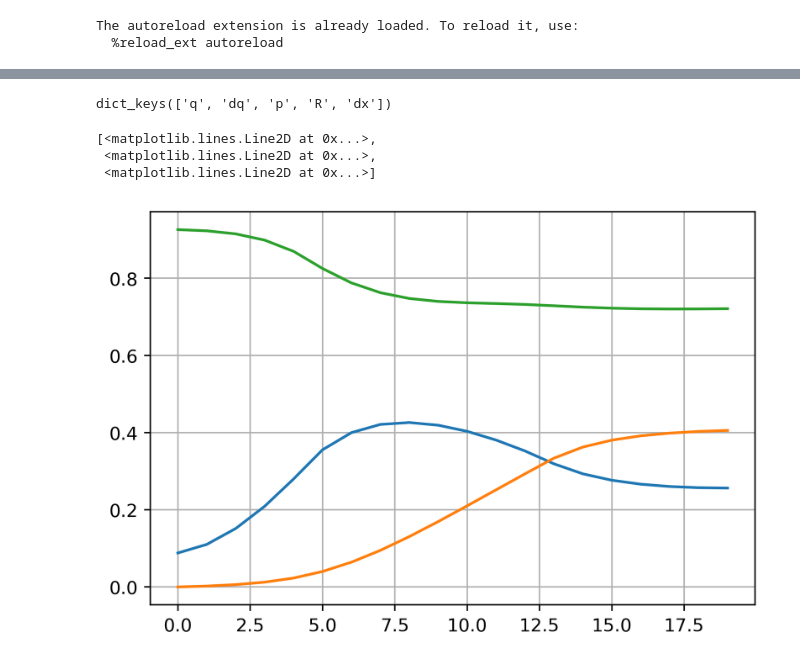
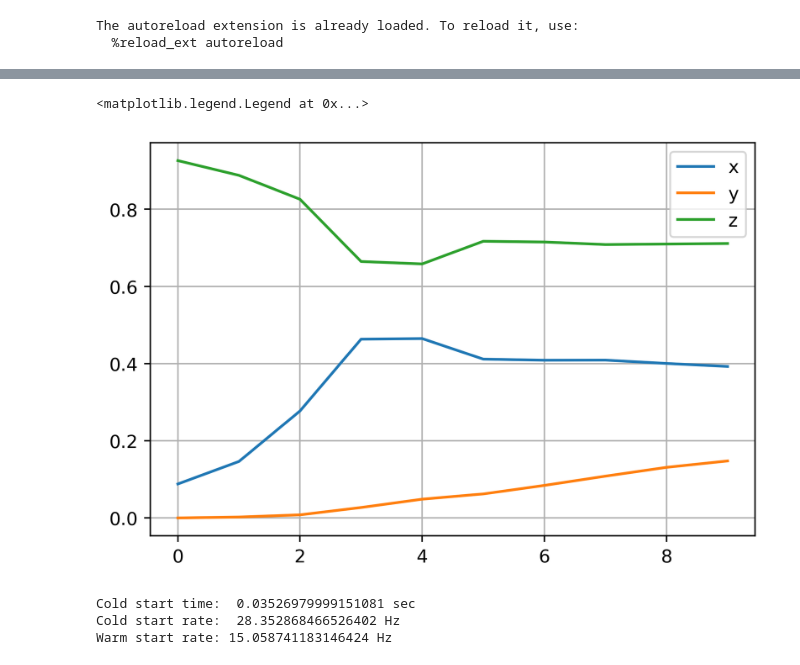
Before and after one commit to sehoon74/contact_mpc, a Jupyter notebook: test_mpc.ipynb, the cells around one changed output, grey strips where cells are left out. Cells and saved outputs as stored; diff of their text form; code cells hidden in the pictures.

Commit message:
mpc really working nice now, abt 0,05 for step size works up to 30 N/mm stiff

```diff
--- a/test_mpc.ipynb
+++ b/test_mpc.ipynb
@@ -35,11 +43,11 @@ Building robot model from config/franka.urdf with TCP fr3_link8
 from mpc import MPC
 from helper_fns import mult_shoot_rollout
 
-mpc = MPC(robots={'free':rob}, mpc_params={'H':20, 'dt':0.1})
+mpc = MPC(robots={'free':rob}, mpc_params={'H':7, 'dt':0.05}, nlpopts =nlpopts)
 params = {'init_state': ca.DM.zeros(14),
           'belief_free':1.0,
-          'imp_stiff':200*ca.DM.ones(3),}
+          'imp_stiff':400*ca.DM.ones(3),}
 res = mpc.solve(params)
-traj = rob.get_ext_state_from_traj(res['xi'])
+#traj = rob.get_ext_state_from_traj(res['xi'])
 # %% [output]
   Building controller imp_ctrl
@@ -62,12 +54,28 @@ Total number of variables............................:      400
 # %%
 import matplotlib.pyplot as plt
 import numpy as np
-print(traj.keys())
+
 p = np.squeeze(np.array(traj['p']))
-plt.plot(p)
+plt.plot(p, label=['x', 'y', 'z'])
+plt.legend()
 # %% [output]
-dict_keys(['q', 'dq', 'p', 'R', 'dx'])
+<matplotlib.legend.Legend at 0x...>
-[<matplotlib.lines.Line2D at 0x...>,
- <matplotlib.lines.Line2D at 0x...>,
- <matplotlib.lines.Line2D at 0x...>]
-[figure, old version]
+[figure, new version]
+# %%
+import time
+N = 100
+times = []
+
+for _ in range(N):
+    params['init_state'] += 0.05*np.random.randn(14) # perturb initial state
+    tic = time.perf_counter()
+    sol = mpc.solve(params)
+    times.append(time.perf_counter()-tic)
+
+print(f'Cold start time:  {times[0]} sec')
+print(f'Cold start rate:  {1/times[0]} Hz')
+print(f'Warm start rate: {1/np.mean(times[1:])} Hz')
+# %% [output]
+Cold start time:  0.03526979999151081 sec
+Cold start rate:  28.352868466526402 Hz
+Warm start rate: 15.058741183146424 Hz
```
Also changed, not shown: parts of 3 cells of this notebook, 4 other files.
